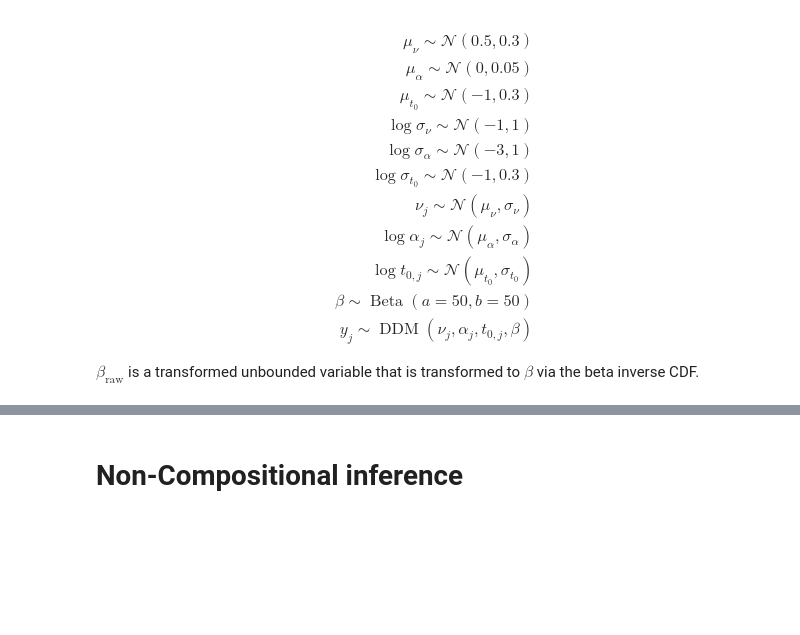
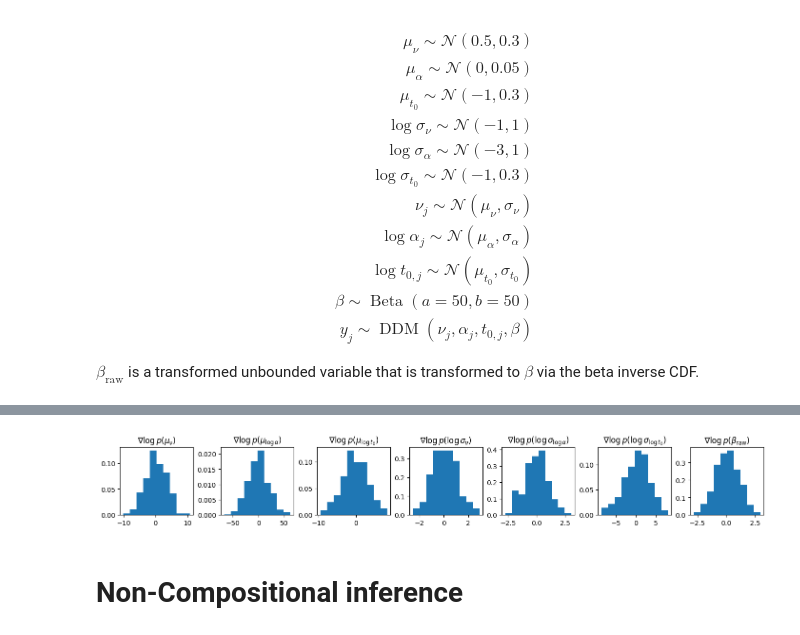
Before and after one commit to vepe99/diffusion-experiments, a Jupyter notebook: case_study4/partial_pooling.ipynb, the cells around one changed output, grey strips where cells are left out. Drawn from its saved outputs; the diff is of its cells as text; code cells hidden in the pictures; blank space fills up the shorter version.

```diff
--- a/case_study4/partial_pooling.ipynb
+++ b/case_study4/partial_pooling.ipynb
@@ -187,3 +203,17 @@ print(test_data.shape)
+# %%
+scores = prior_score(validation_data)
+
+# check how the distributions look like
+n_rows = len(param_names_global) // 4
+n_cols = int(np.ceil(len(param_names_global) / n_rows))
+fig, ax = plt.subplots(n_rows, n_cols, figsize=(2*n_cols, 2*n_rows), layout='constrained')
+ax = ax.flatten()
+for i, name in enumerate(param_names_global):
+    ax[i].hist(scores[name], density=True)
+    ax[i].set_title(r'$\nabla \log p($' + pretty_param_names_global[i] + '$)$')
+plt.show()
+# %% [output]
+[figure, added]
 # %% [markdown]
 # Non-Compositional inference
 # %%
```
Also changed, not shown: parts of 24 cells of this notebook, 19 other files.
